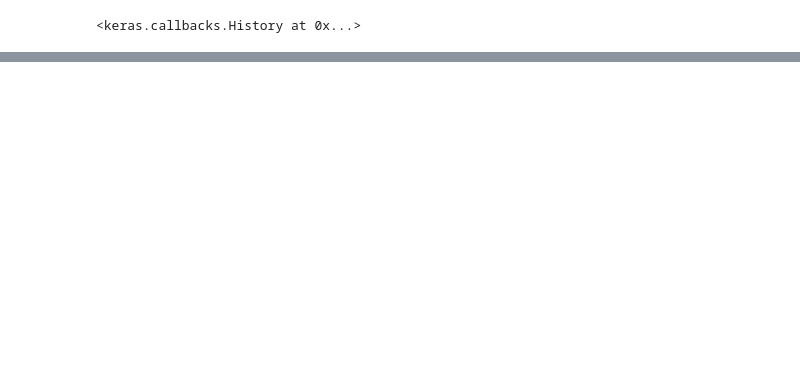
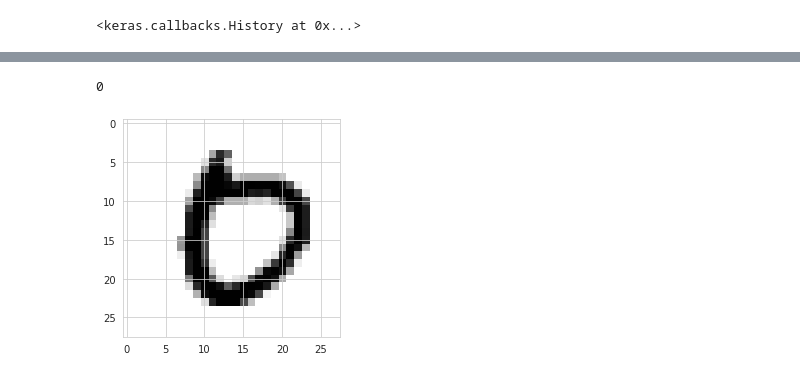
Before and after one commit to arnavjune2/Digit-Recognizer, a Jupyter notebook: DataReco.ipynb, the cells around one changed output, grey strips where cells are left out. Saved outputs shown, nothing was run; the diff lists cells and outputs as text; code cells hidden in the pictures; blank space fills up the shorter version.

```diff
--- a/DataReco.ipynb
+++ b/DataReco.ipynb
@@ -119,0 +122,2 @@ Epoch 30/30
+# %%
+test = pd.read_csv("/content/drive/MyDrive/kaggle digit recognizer/test.csv")
@@ -119,0 +132,2 @@ Epoch 30/30
+# %%
+y_predict = model_clf.predict(test)
@@ -119,0 +141,7 @@ Epoch 30/30
+# %%
+img = test.iloc[1000,:].values.reshape(28,28)
+plt.imshow(img, cmap='binary')
+print(np.argmax(y_predict[1000]))
+# %% [output]
+0
+[figure, added]
```
Also changed, not shown: parts of 7 cells of this notebook.
